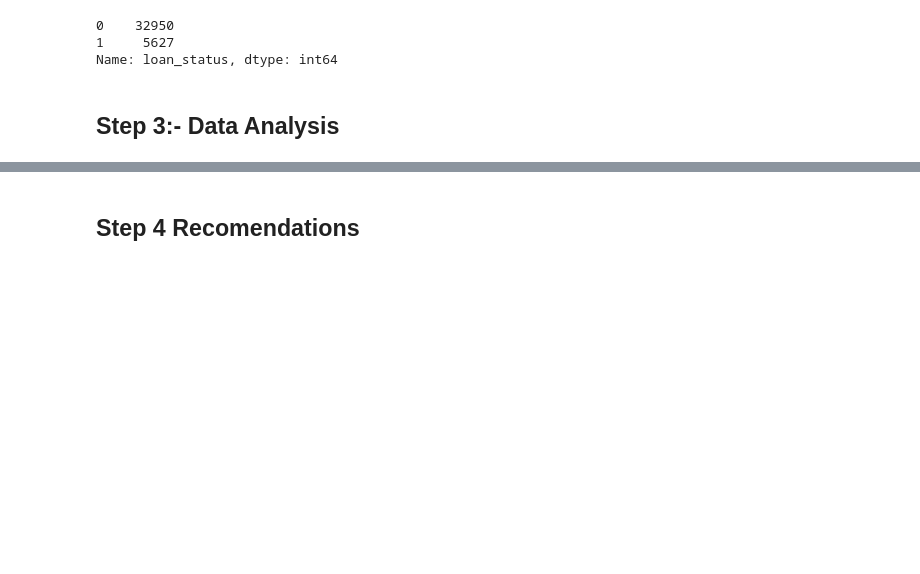
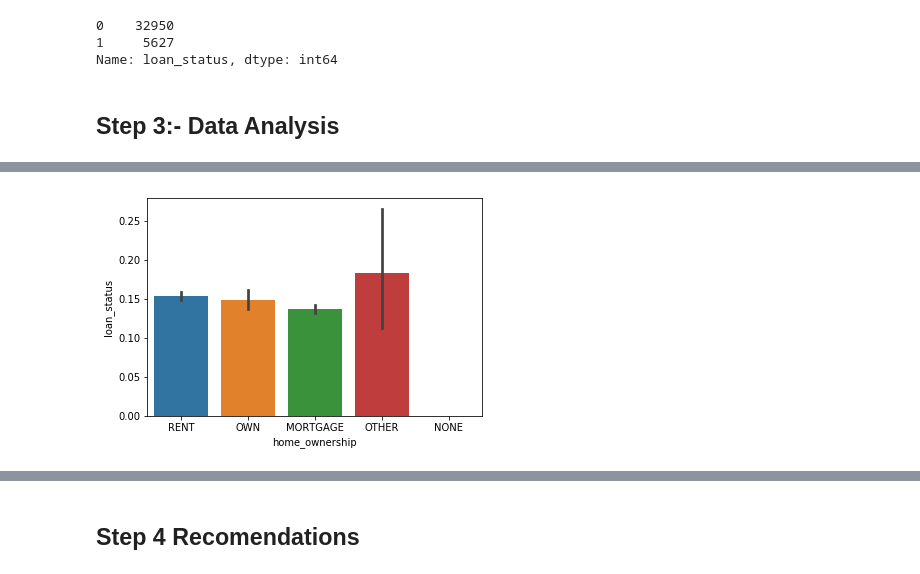
Before and after one commit to SrajanKumarShukla/Gramener-Case-Study, a Jupyter notebook: Loan-Analytics.ipynb, the cells around one changed output, grey strips where cells are left out. Saved outputs shown, nothing was run; the diff lists cells and outputs as text; code cells hidden in the pictures; blank space fills up the shorter version.

```diff
--- a/Loan-Analytics.ipynb
+++ b/Loan-Analytics.ipynb
@@ -278,0 +313,5 @@ Name: loan_status, dtype: int64
+# %%
+# Plotting default rates across home ownership
+categoricalplot('home_ownership')
+# %% [output]
+[figure, added]
```
Also changed, not shown: parts of 47 cells of this notebook.
